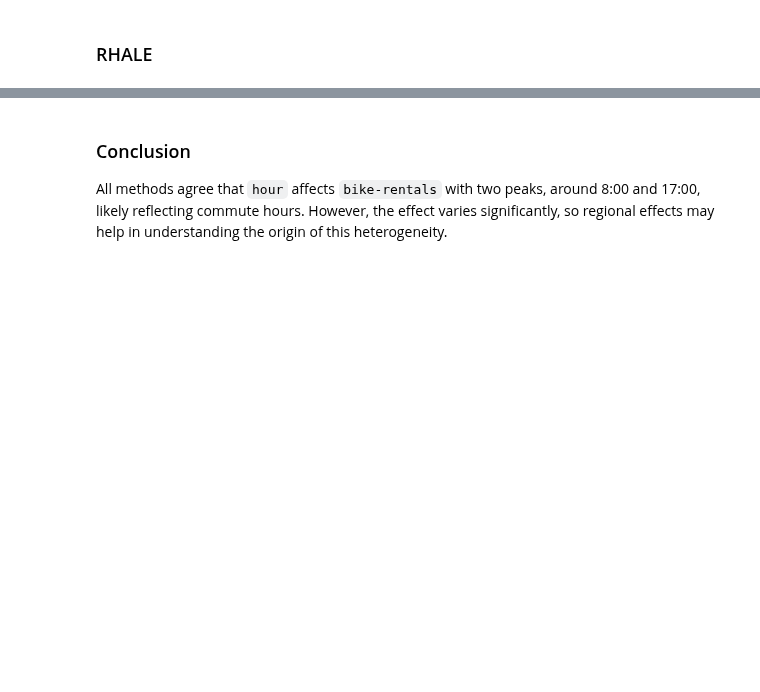
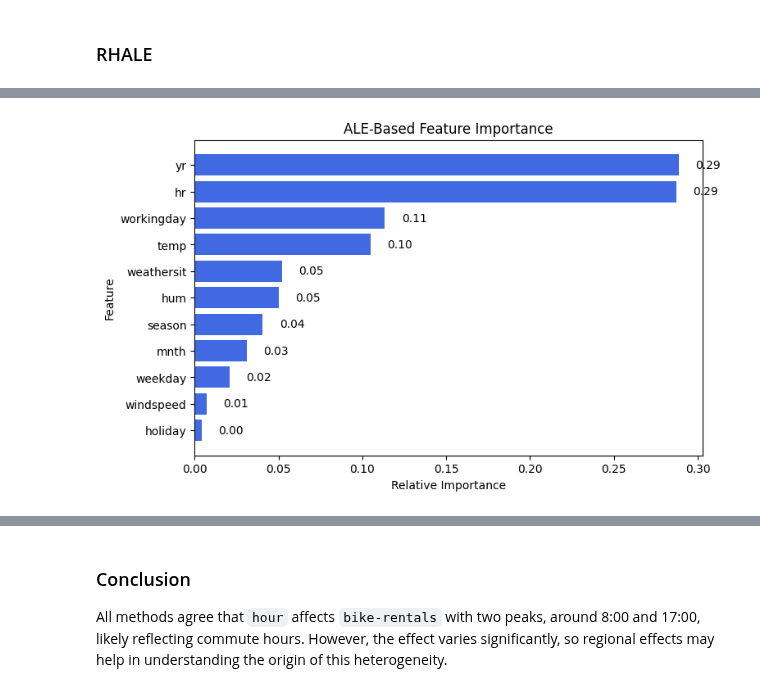
Before and after one commit to givasile/effector, a Jupyter notebook: notebooks/real-examples/01_bike_sharing_dataset.ipynb, the cells around one changed output, grey strips where cells are left out. Cells and saved outputs as stored; diff of their text form; code cells hidden in the pictures; blank space fills up the shorter version.

```diff
--- a/notebooks/real-examples/01_bike_sharing_dataset.ipynb
+++ b/notebooks/real-examples/01_bike_sharing_dataset.ipynb
@@ -228,3 +224,7 @@ rhale.plot(feature=3, heterogeneity="std", centering=True, scale_x=scale_x, scal
+# %%
+rhale.plot_importances()
+# %% [output]
+[figure, added]
 # %%
 shap_dp = effector.ShapDP(data=X_train.to_numpy(), model=model_forward, feature_names=feature_names, target_name=target_name, nof_instances=500)
 shap_dp.plot(feature=3, centering=True, scale_x=scale_x, scale_y=scale_y, show_avg_output=True)
```
Also changed, not shown: parts of 16 cells of this notebook, 6 other files.
